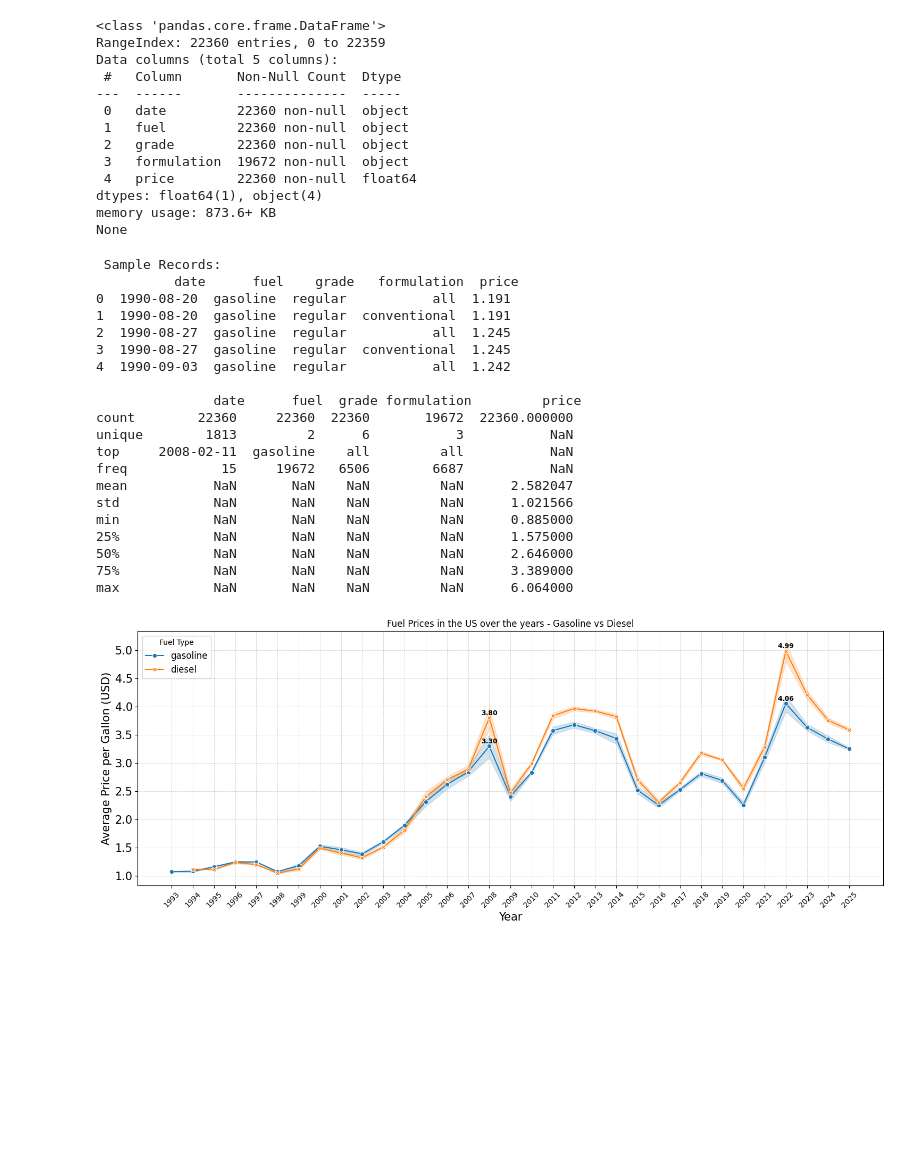
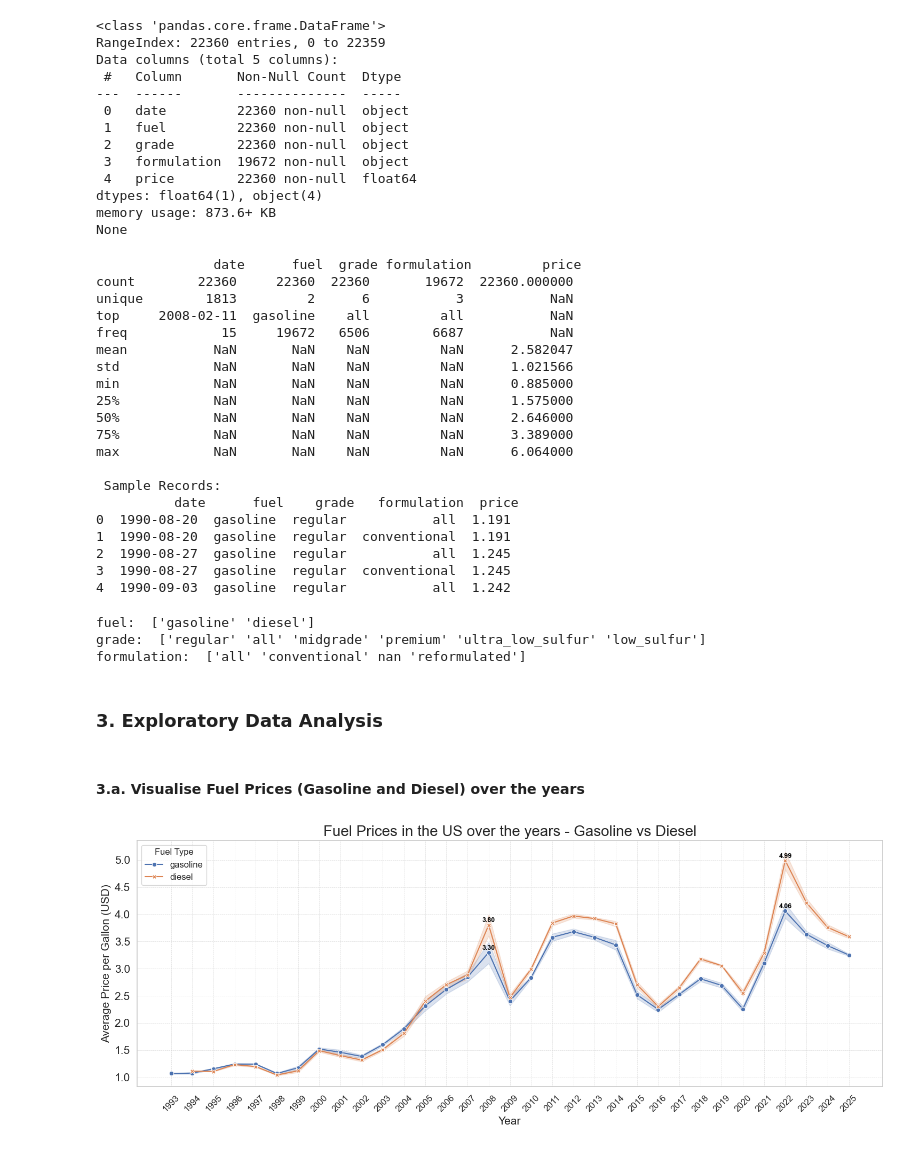
Before and after one commit to samvik07/Py-dy-Tuesdays-Slices, a Jupyter notebook: 01-07-2025/PydyTuesday_USGasPrices.ipynb, the cells around one changed output. Drawn from its saved outputs; the diff is of its cells as text; code cells hidden in the pictures; blank space fills up the shorter version.

Commit message:
Updated notebook with additional EDA plots

```diff
--- a/01-07-2025/PydyTuesday_USGasPrices.ipynb
+++ b/01-07-2025/PydyTuesday_USGasPrices.ipynb
@@ -55,18 +63,12 @@ None
 # %%
 # Set display width so that the details appear in a single line
 pd.set_option('display.width', 1000)
-# print("\n", weekly_gas_prices.describe())
+
+# See sample records and statistical
+# print("\n", weekly_gas_prices.describe())      # Shows only one numeric column
+print("\n", weekly_gas_prices.describe(include='all'))   # Use 'all' to view all columns
 print("\n Sample Records: \n", weekly_gas_prices.head())
-print("\n", weekly_gas_prices.describe(include='all'))
 # %% [output]
- Sample Records:
-          date      fuel    grade   formulation  price
-0  1990-08-20  gasoline  regular           all  1.191
-1  1990-08-20  gasoline  regular  conventional  1.191
-2  1990-08-27  gasoline  regular           all  1.245
-3  1990-08-27  gasoline  regular  conventional  1.245
-4  1990-09-03  gasoline  regular           all  1.242
-
                date      fuel  grade formulation         price
 count        22360     22360  22360       19672  22360.000000
 unique        1813         2      6           3           NaN
@@ -79,4 +81,23 @@ min            NaN       NaN    NaN         NaN      0.885000
 50%            NaN       NaN    NaN         NaN      2.646000
 75%            NaN       NaN    NaN         NaN      3.389000
 max            NaN       NaN    NaN         NaN      6.064000
+
+ Sample Records:
+          date      fuel    grade   formulation  price
+0  1990-08-20  gasoline  regular           all  1.191
+1  1990-08-20  gasoline  regular  conventional  1.191
+2  1990-08-27  gasoline  regular           all  1.245
+3  1990-08-27  gasoline  regular  conventional  1.245
+4  1990-09-03  gasoline  regular           all  1.242
+# %%
+# See unique values for categorical fields
+print("fuel: ", weekly_gas_prices['fuel'].unique())
+print("grade: ", weekly_gas_prices['grade'].unique())
+print("formulation: ", weekly_gas_prices['formulation'].unique())    # Formulation is applicable only to 'gasoline' fuel
+# %% [output]
+fuel:  ['gasoline' 'diesel']
+grade:  ['regular' 'all' 'midgrade' 'premium' 'ultra_low_sulfur' 'low_sulfur']
+formulation:  ['all' 'conventional' nan 'reformulated']
+# %% [markdown]
+### 3. Exploratory Data Analysis
 # %%
@@ -84,44 +105,56 @@ max            NaN       NaN    NaN         NaN      6.064000
 weekly_gas_prices['date'] = pd.to_datetime(weekly_gas_prices['date'])
 weekly_gas_prices['year'] = weekly_gas_prices['date'].dt.year
+# %% [markdown]
+#### 3.a. Visualise Fuel Prices (Gasoline and Diesel) over the years
 # %%
+# Gasoline and Diesel price trends over the years
+
+# Filter gasoline data with grade and formulation values as 'all'
 gasoline_df_all = weekly_gas_prices[
     (weekly_gas_prices['fuel'] == 'gasoline') &
     (weekly_gas_prices['grade'] == 'all') &
     (weekly_gas_prices['formulation'] == 'all')
 ]
 
+# Filter diesel data with grade 'all' (formulation not applicable to diesel)
 diesel_df_all = weekly_gas_prices[
     (weekly_gas_prices['fuel'] == 'diesel') &
     (weekly_gas_prices['grade'] == 'all')
 ]
 
+# Combine the above two dataframes
 combined = pd.concat([gasoline_df_all, diesel_df_all], ignore_index=True)
 
+# Plot a lineplot to visualise price trends over the years
 plt.figure(figsize=(15,6))
 sns.lineplot(data=combined, x='year', y='price', hue='fuel', style='fuel', markers=True, dashes=False)
+
+# Set Plot specifications
 plt.grid(True, which='both', linestyle='--', linewidth=0.5, alpha=0.7)
-plt.title("Fuel Prices in the US over the years - Gasoline vs Diesel")
+plt.title("Fuel Prices in the US over the years - Gasoline vs Diesel", size=20)
 plt.xlabel('Year', size=15)
+# Show all the years in x-axis
 years = sorted(combined['year'].unique())
-plt.xticks(ticks=years, rotation=45, size=10)
+plt.xticks(ticks=years, rotation=45, size=12)
 yticks = np.arange(1.0, 5.1, 0.5)
 plt.yticks(ticks=yticks, size=15)
 plt.ylabel('Average Price per Gallon (USD)', size=15)
 plt.legend(title='Fuel Type', loc='upper left', fontsize=12)
 
+# Annotate for years which saw a price spike
 spike_years = [2008, 2022]
 
 for fuel_type in combined['fuel'].unique():
     temp = combined[(combined['fuel'] == fuel_type)]
     yearly_avg = temp.groupby('year')['price'].mean().reset_index()
 
     for _, row in yearly_avg.iterrows():
         if row['year'] in spike_years:
             plt.text(row['year'], row['price'] + 0.05,
                      f"{row['price']:.2f}",
                      color='black', fontsize=9, fontweight='bold',
                      ha='center')
 plt.tight_layout()
 plt.show()
 # %% [output]
-[figure, old version]
+[figure, new version]
```
Also changed, not shown: parts of 13 cells of this notebook.
